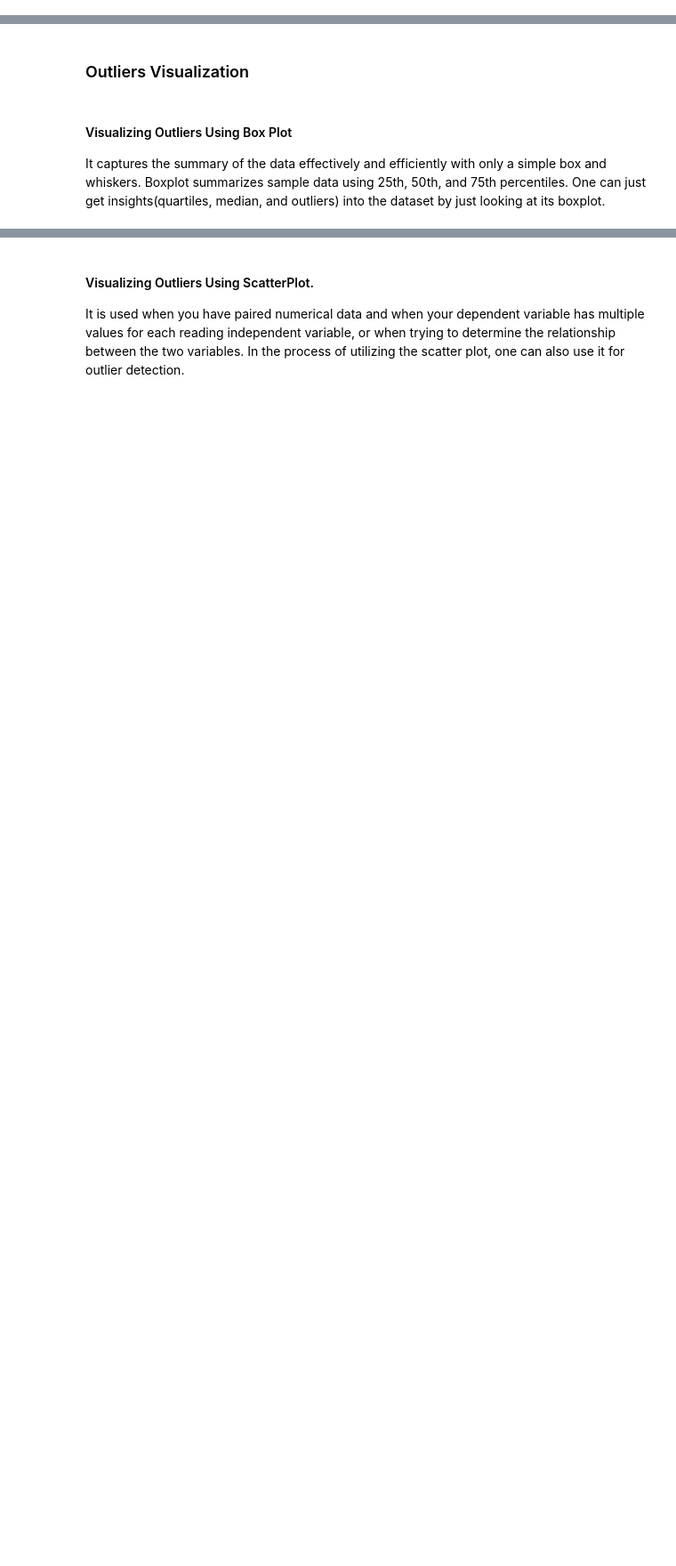
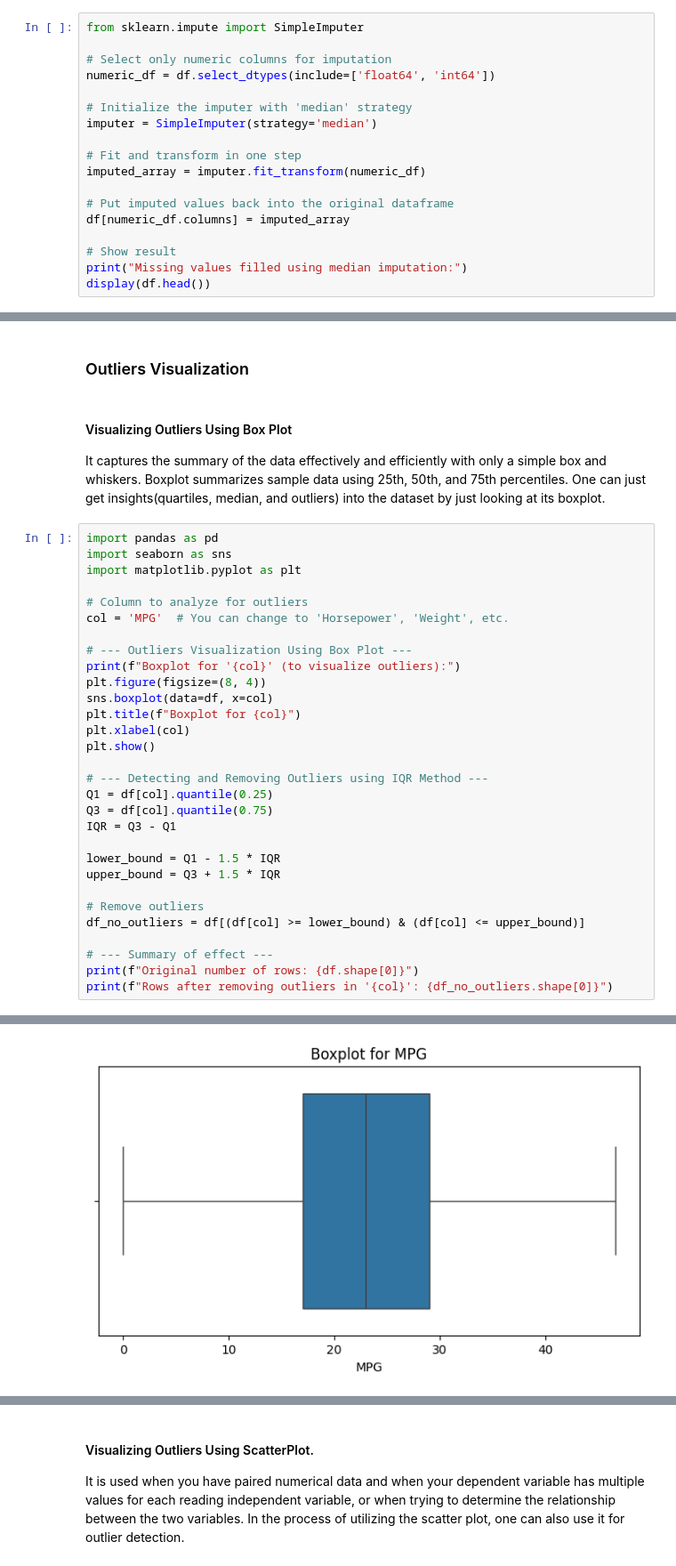
Before and after one commit to FenilPatel1279/lab-mlp, a Jupyter notebook: week5Lab_Students (1).ipynb, the cells around one changed output, grey strips where cells are left out. Shown: that part at 89% size. Drawn from its saved outputs; the diff is of its cells as text; blank space fills up the shorter version.

```diff
--- a/week5Lab_Students (1).ipynb
+++ b/week5Lab_Students (1).ipynb
@@ -387,3 +480,21 @@ What we need to do are two essential steps:
 
 1. fit the data (compute the mean / median / most freq)
 2. transform the data (place the computed values in the NaN cells)
+# %%
+from sklearn.impute import SimpleImputer
+
+# Select only numeric columns for imputation
+numeric_df = df.select_dtypes(include=['float64', 'int64'])
+
+# Initialize the imputer with 'median' strategy
+imputer = SimpleImputer(strategy='median')
+
+# Fit and transform in one step
+imputed_array = imputer.fit_transform(numeric_df)
+
+# Put imputed values back into the original dataframe
+df[numeric_df.columns] = imputed_array
+
+# Show result
+print("Missing values filled using median imputation:")
+display(df.head())
@@ -401,3 +541,34 @@ https://www.geeksforgeeks.org/detect-and-remove-the-outliers-using-python/
 # %% [markdown]
 #### Visualizing Outliers Using Box Plot
 It captures the summary of the data effectively and efficiently with only a simple box and whiskers. Boxplot summarizes sample data using 25th, 50th, and 75th percentiles. One can just get insights(quartiles, median, and outliers) into the dataset by just looking at its boxplot.
+# %%
+import pandas as pd
+import seaborn as sns
+import matplotlib.pyplot as plt
+
+# Column to analyze for outliers
+col = 'MPG'  # You can change to 'Horsepower', 'Weight', etc.
+
+# --- Outliers Visualization Using Box Plot ---
+print(f"Boxplot for '{col}' (to visualize outliers):")
+plt.figure(figsize=(8, 4))
+sns.boxplot(data=df, x=col)
+plt.title(f"Boxplot for {col}")
+plt.xlabel(col)
+plt.show()
+
+# --- Detecting and Removing Outliers using IQR Method ---
+Q1 = df[col].quantile(0.25)
+Q3 = df[col].quantile(0.75)
+IQR = Q3 - Q1
+
+lower_bound = Q1 - 1.5 * IQR
+upper_bound = Q3 + 1.5 * IQR
+
+# Remove outliers
+df_no_outliers = df[(df[col] >= lower_bound) & (df[col] <= upper_bound)]
+
+# --- Summary of effect ---
+print(f"Original number of rows: {df.shape[0]}")
+print(f"Rows after removing outliers in '{col}': {df_no_outliers.shape[0]}")
+# %% [output]
@@ -403,0 +576 @@ It captures the summary of the data effectively and efficiently with only a simp
+[figure, added]
```
Also changed, not shown: parts of 15 cells of this notebook.
